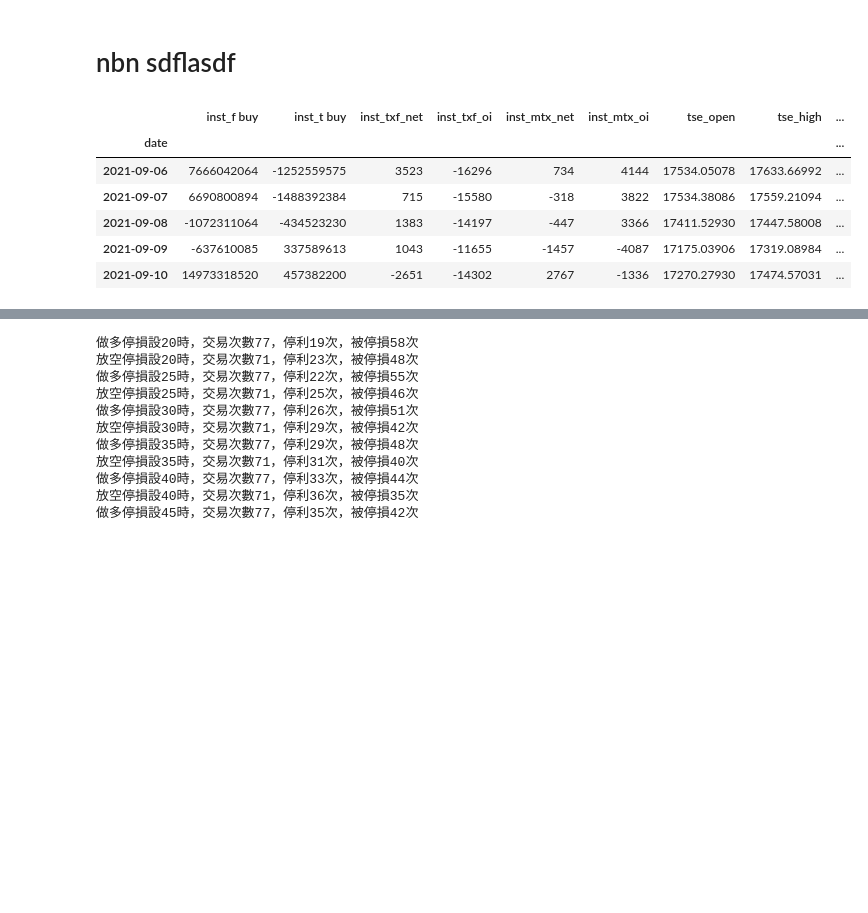
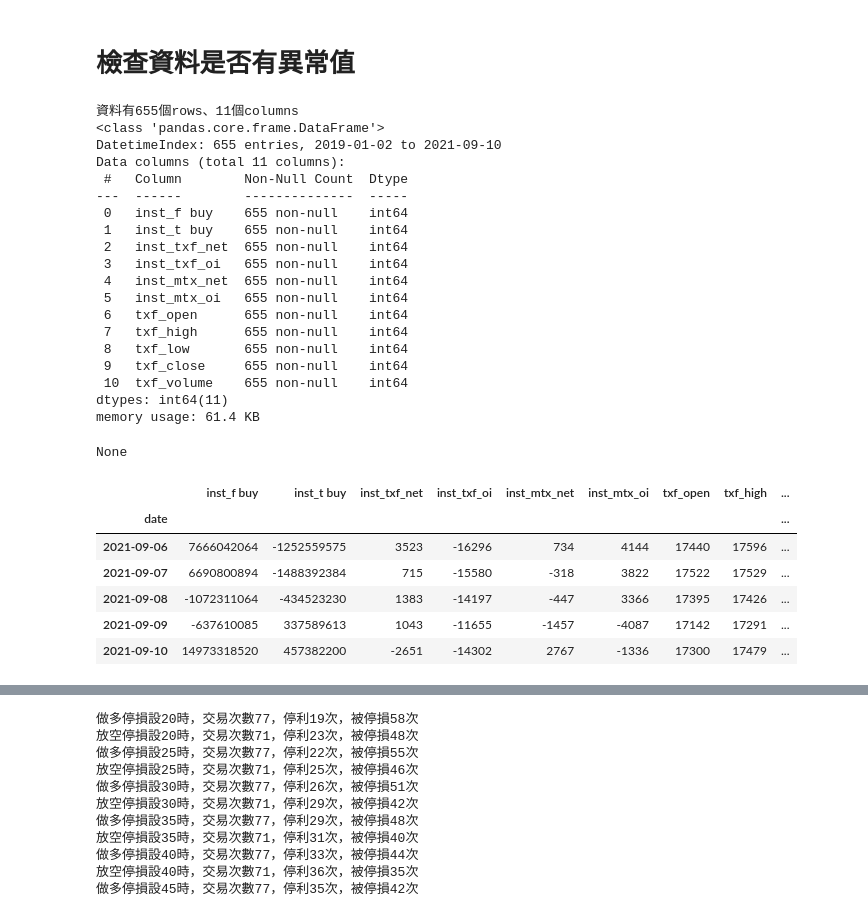
Before and after one commit to MaxChenCMC/Machine_Learning_in_Futures_Trading, a Jupyter notebook: main.ipynb, the cells around one changed output, grey strips where cells are left out. Saved outputs shown, nothing was run; the diff lists cells and outputs as text; code cells hidden in the pictures; blank space fills up the shorter version.

```diff
--- a/main.ipynb
+++ b/main.ipynb
@@ -28,17 +36,39 @@ from bs4 import BeautifulSoup
-# %% [markdown]
-# nbn sdflasdf
+# %% [markdown]
+# 檢查資料是否有異常值
 # %%
 df = pd.read_csv(
     "https://raw.githubusercontent.com/MaxChenCMC/csv_files_for_colab/master/txf_ohlc_backtest.csv",
     index_col="date",
     parse_dates=True,
-).iloc[:, :11]
+)[["inst_f buy", "inst_t buy", "inst_txf_net", "inst_txf_oi", "inst_mtx_net", "inst_mtx_oi", "txf_open", "txf_high", "txf_low", "txf_close", "txf_volume"]]
+print(f'資料有{df.shape[0]}個rows、{df.shape[1]}個columns')
+display(df.info())  # df.isnull().any()
 df.tail()
 # %% [output]
+資料有655個rows、11個columns
+<class 'pandas.core.frame.DataFrame'>
+DatetimeIndex: 655 entries, 2019-01-02 to 2021-09-10
+Data columns (total 11 columns):
+ #   Column        Non-Null Count  Dtype
+---  ------        --------------  -----
+ 0   inst_f buy    655 non-null    int64
+ 1   inst_t buy    655 non-null    int64
+ 2   inst_txf_net  655 non-null    int64
+ 3   inst_txf_oi   655 non-null    int64
+ 4   inst_mtx_net  655 non-null    int64
+ 5   inst_mtx_oi   655 non-null    int64
+ 6   txf_open      655 non-null    int64
+ 7   txf_high      655 non-null    int64
+ 8   txf_low       655 non-null    int64
+ 9   txf_close     655 non-null    int64
+ 10  txf_volume    655 non-null    int64
+dtypes: int64(11)
+memory usage: 61.4 KB
+None
-|  | inst_f buy | inst_t buy | inst_txf_net | inst_txf_oi | inst_mtx_net | inst_mtx_oi | tse_open | tse_high | ... |
+|  | inst_f buy | inst_t buy | inst_txf_net | inst_txf_oi | inst_mtx_net | inst_mtx_oi | txf_open | txf_high | ... |
 | date |  |  |  |  |  |  |  |  | ... |
-| 2021-09-06 | 7666042064 | -1252559575 | 3523 | -16296 | 734 | 4144 | 17534.05078 | 17633.66992 | ... |
-| 2021-09-07 | 6690800894 | -1488392384 | 715 | -15580 | -318 | 3822 | 17534.38086 | 17559.21094 | ... |
-| 2021-09-08 | -1072311064 | -434523230 | 1383 | -14197 | -447 | 3366 | 17411.52930 | 17447.58008 | ... |
-| 2021-09-09 | -637610085 | 337589613 | 1043 | -11655 | -1457 | -4087 | 17175.03906 | 17319.08984 | ... |
-| 2021-09-10 | 14973318520 | 457382200 | -2651 | -14302 | 2767 | -1336 | 17270.27930 | 17474.57031 | ... |
+| 2021-09-06 | 7666042064 | -1252559575 | 3523 | -16296 | 734 | 4144 | 17440 | 17596 | ... |
+| 2021-09-07 | 6690800894 | -1488392384 | 715 | -15580 | -318 | 3822 | 17522 | 17529 | ... |
+| 2021-09-08 | -1072311064 | -434523230 | 1383 | -14197 | -447 | 3366 | 17395 | 17426 | ... |
+| 2021-09-09 | -637610085 | 337589613 | 1043 | -11655 | -1457 | -4087 | 17142 | 17291 | ... |
+| 2021-09-10 | 14973318520 | 457382200 | -2651 | -14302 | 2767 | -1336 | 17300 | 17479 | ... |
```
Also changed, not shown: parts of 16 cells of this notebook.
